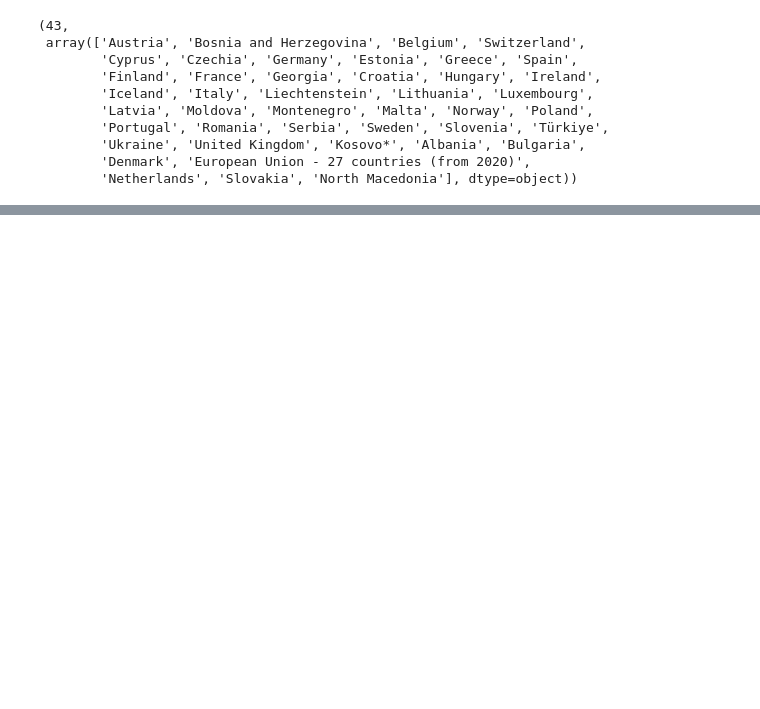
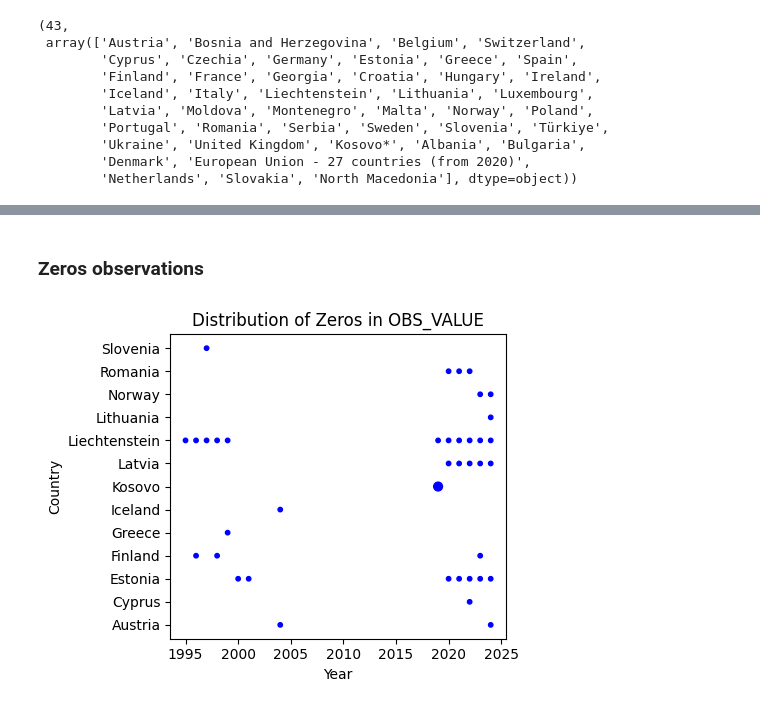
Before and after one commit to GianlucaRigatti/dataviz-project, a Jupyter notebook: technical_report/1_dataset_analysis_eurostat_new_passenger_cars_by_type_of_motor_energy_and_engine_size.ipynb, the cells around one changed output, grey strips where cells are left out. Saved outputs shown, nothing was run; the diff lists cells and outputs as text; code cells hidden in the pictures; blank space fills up the shorter version.

```diff
--- a/technical_report/1_dataset_analysis_eurostat_new_passenger_cars_by_type_of_motor_energy_and_engine_size.ipynb
+++ b/technical_report/1_dataset_analysis_eurostat_new_passenger_cars_by_type_of_motor_energy_and_engine_size.ipynb
@@ -123,0 +176,33 @@ TODO: Decide whether to drop non EU countries.
+# %% [markdown]
+### Zeros observations
+# %%
+import matplotlib.pyplot as plt
+
+zeros = df[df["OBS_VALUE"] == 0]
+zero_counts = (
+    zeros.groupby(["Geopolitical entity (reporting)", "TIME_PERIOD"])
+    .size()
+    .reset_index(name="zero_count")
+)
+
+# Rename Kosovo* to Kosovo
+zero_counts["Geopolitical entity (reporting)"] = zero_counts["Geopolitical entity (reporting)"].replace("Kosovo*", "Kosovo")
+
+plt.figure(figsize=(5, 4))
+
+plt.scatter(
+    zero_counts["TIME_PERIOD"],
+    zero_counts["Geopolitical entity (reporting)"],
+    s=zero_counts["zero_count"] * 10,  # bubble size * 10 to improve visibility
+    color="blue"
+)
+
+plt.xlabel("Year")
+plt.ylabel("Country")
+plt.title("Distribution of Zeros in OBS_VALUE")
+
+plt.tight_layout()
+plt.savefig("img/zeros_distrib_in_OBS_VALUE.png", dpi=300)
+plt.show()
+# %% [output]
+[figure, added]
```
Also changed, not shown: parts of 29 cells of this notebook, 4 other files.
